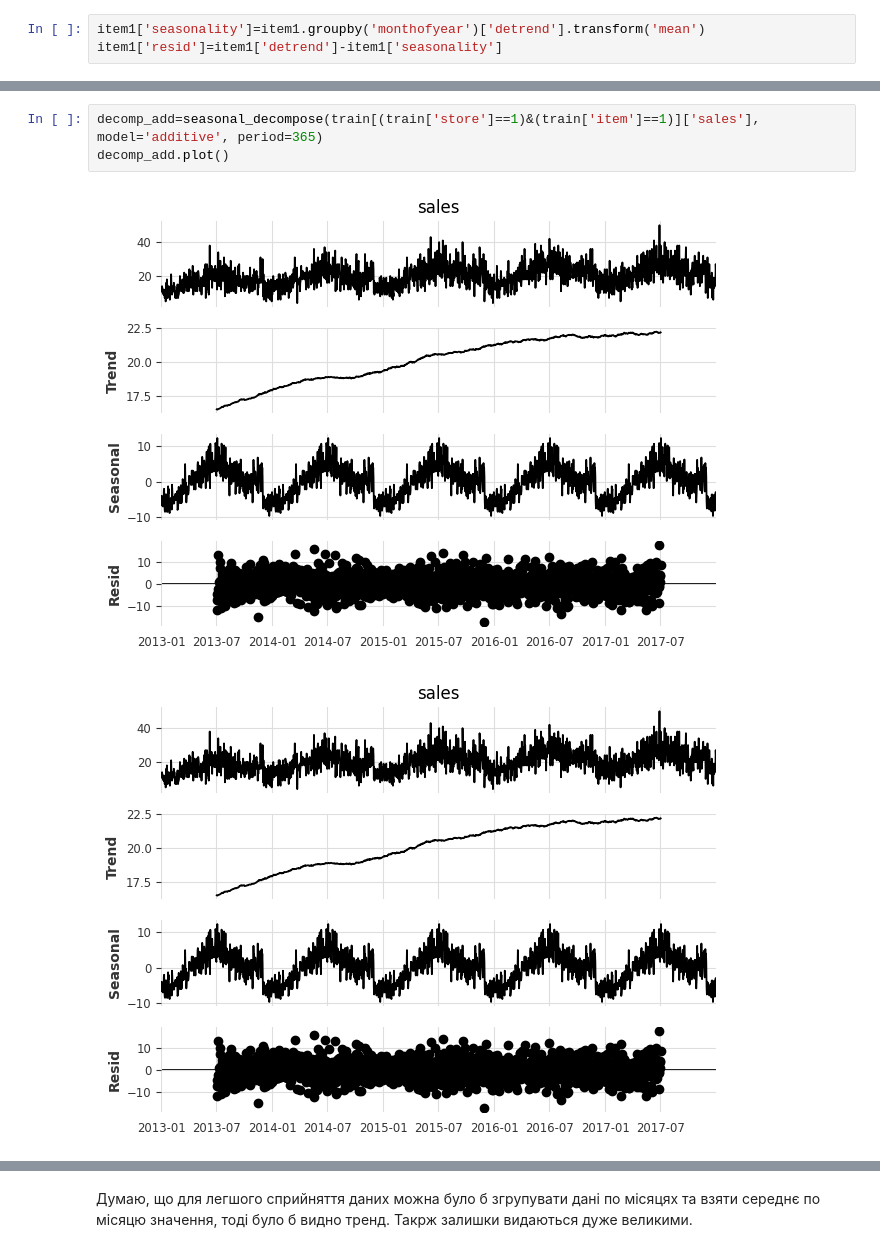
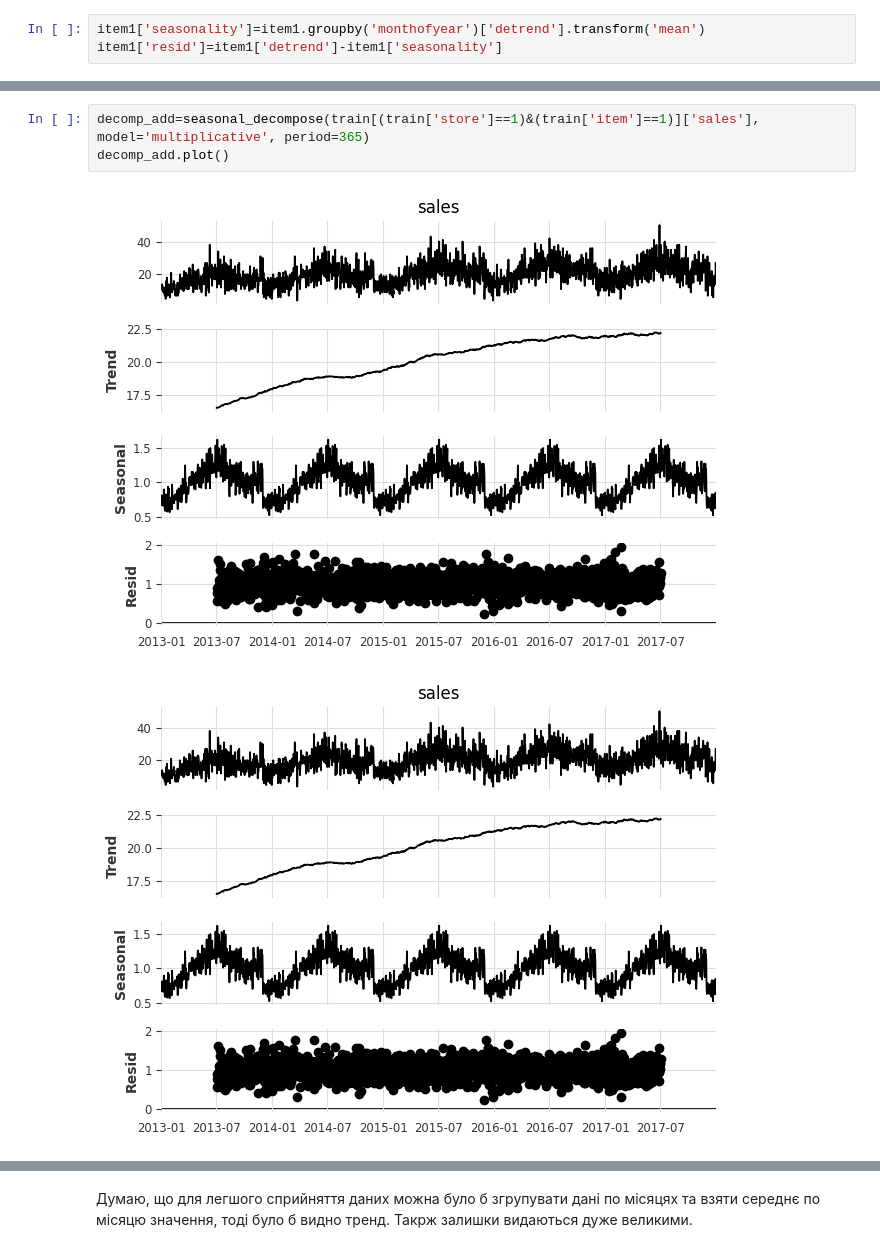
Before and after one commit to Daria-Lytvynenko/ML_course, a Jupyter notebook: HW_2_5_Time_Series_Analysis.ipynb, the cells around one changed output, grey strips where cells are left out. Drawn from its saved outputs; the diff is of its cells as text.

```diff
--- a/HW_2_5_Time_Series_Analysis.ipynb
+++ b/HW_2_5_Time_Series_Analysis.ipynb
@@ -163,9 +178,9 @@ px.line(item1, y='resid')
 # %% [output]
 [interactive output not drawn]
 # %%
-decomp_add=seasonal_decompose(train[(train['store']==1)&(train['item']==1)]['sales'], model='additive', period=365)
+decomp_add=seasonal_decompose(train[(train['store']==1)&(train['item']==1)]['sales'], model='multiplicative', period=365)
 decomp_add.plot()
 # %% [output]
-[figure, old version]
+[figure, new version]
-[figure, old version]
+[figure, new version]
 # %%
```
Also changed, not shown: parts of 15 cells of this notebook.
